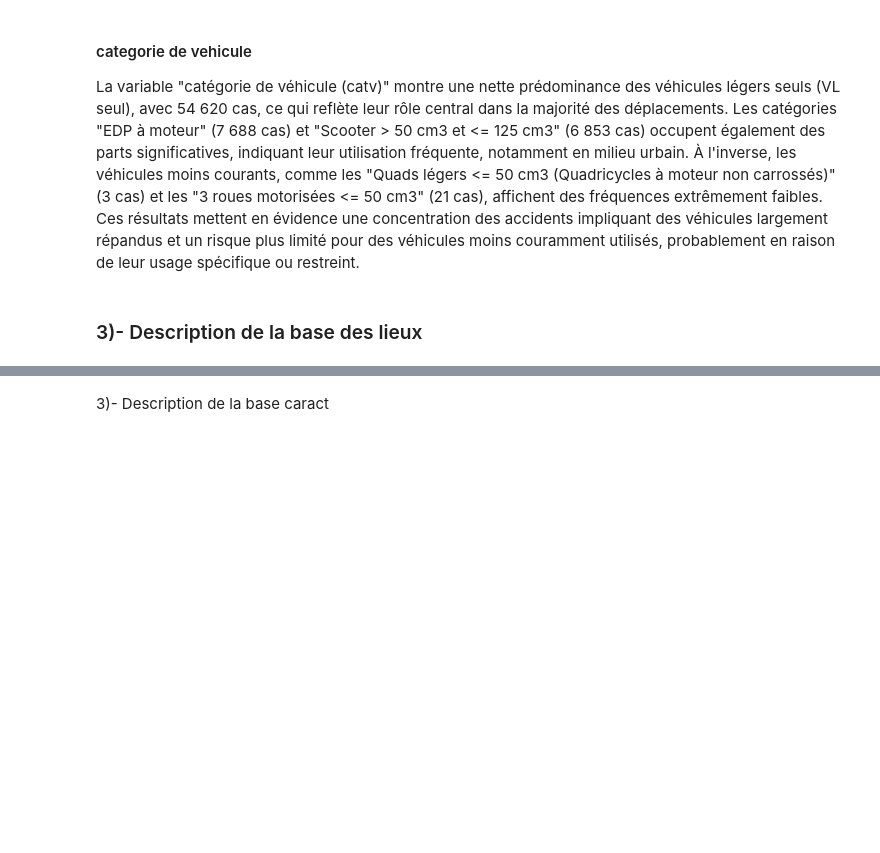
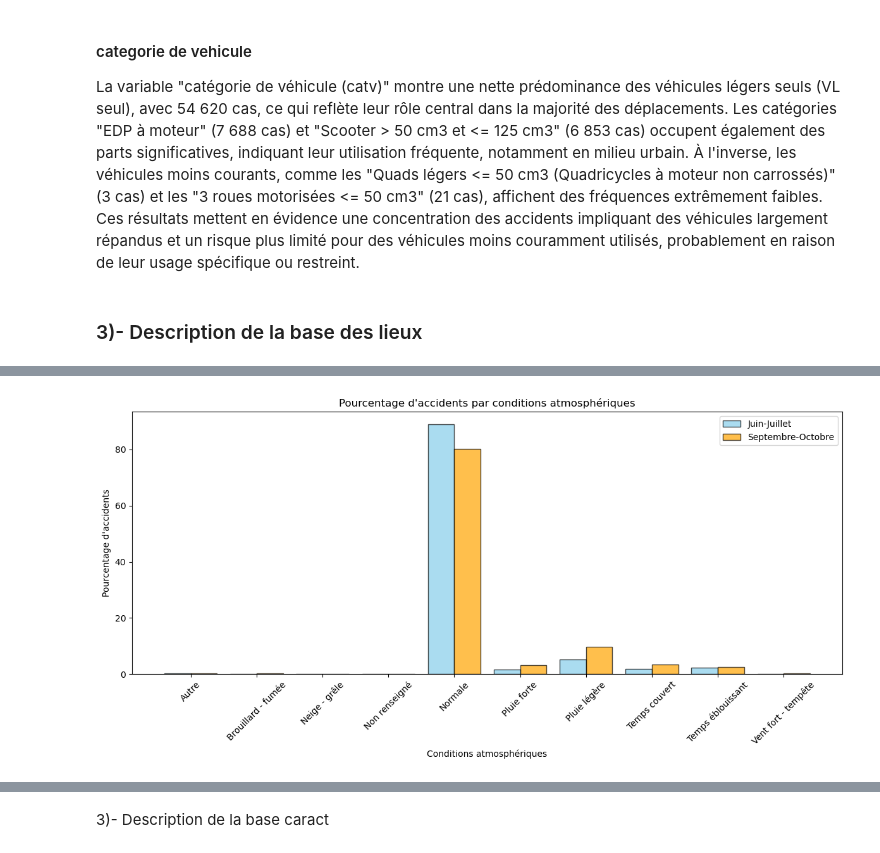
Before and after one commit to ABE-svg/Projet-Python-pour-la-Data-Science, a Jupyter notebook: main_file.ipynb, the cells around one changed output, grey strips where cells are left out. Cells and saved outputs as stored; diff of their text form; code cells hidden in the pictures; blank space fills up the shorter version.

```diff
--- a/main_file.ipynb
+++ b/main_file.ipynb
@@ -556,0 +924,51 @@ plt.show()
+# %%
+months_jj = [6, 7]
+months_so = [ 9, 10]
+# Créer des copies explicites des DataFrames filtrés
+data_jj = df_caract[df_caract['mois'].isin(months_jj)].copy()
+data_so = df_caract[df_caract['mois'].isin(months_so)].copy()
+
+# Remplacer les indices par leurs labels AVANT de calculer les pourcentages
+data_jj['atm_label'] = data_jj['atm'].map(atm_labels)
+data_so['atm_label'] = data_so['atm'].map(atm_labels)
+
+# Compter les accidents par conditions atmosphériques pour chaque groupe
+atm_counts_jj = data_jj['atm_label'].value_counts().sort_index()
+atm_counts_so = data_so['atm_label'].value_counts().sort_index()
+
+# Calcul des pourcentages pour chaque groupe
+total_jj = atm_counts_jj.sum()
+total_so = atm_counts_so.sum()
+
+jj_percentages = {label: (atm_counts_jj.get(label, 0) / total_jj) * 100 for label in atm_counts_jj.index}
+so_percentages = {label: (atm_counts_so.get(label, 0) / total_so) * 100 for label in atm_counts_so.index}
+
+# Préparation des données pour affichage côte à côte
+combined_labels = sorted(set(atm_counts_jj.index).union(set(atm_counts_so.index)))
+jj_values = [jj_percentages.get(label, 0) for label in combined_labels]
+so_values = [so_percentages.get(label, 0) for label in combined_labels]
+
+x = np.arange(len(combined_labels))  # Positions pour les groupes de barres
+
+# Création du graphique
+plt.figure(figsize=(12, 6))
+bar_width = 0.4
+
+# Barres pour Juin-Juillet
+plt.bar(x - bar_width / 2, jj_values, bar_width, color='skyblue', edgecolor='black', label='Juin-Juillet', alpha=0.7)
+
+# Barres pour Septembre-Octobre
+plt.bar(x + bar_width / 2, so_values, bar_width, color='orange', edgecolor='black', label='Septembre-Octobre', alpha=0.7)
+
+# Personnalisation du graphique
+plt.title("Pourcentage d'accidents par conditions atmosphériques")
+plt.xlabel("Conditions atmosphériques")
+plt.ylabel("Pourcentage d'accidents")
+plt.xticks(ticks=x, labels=combined_labels, rotation=45)
+plt.legend()
+plt.tight_layout()
+
+# Affichage du graphique
+plt.show()
+# %% [output]
+[figure, added]
```
Also changed, not shown: parts of 49 cells of this notebook, 1 other file.
